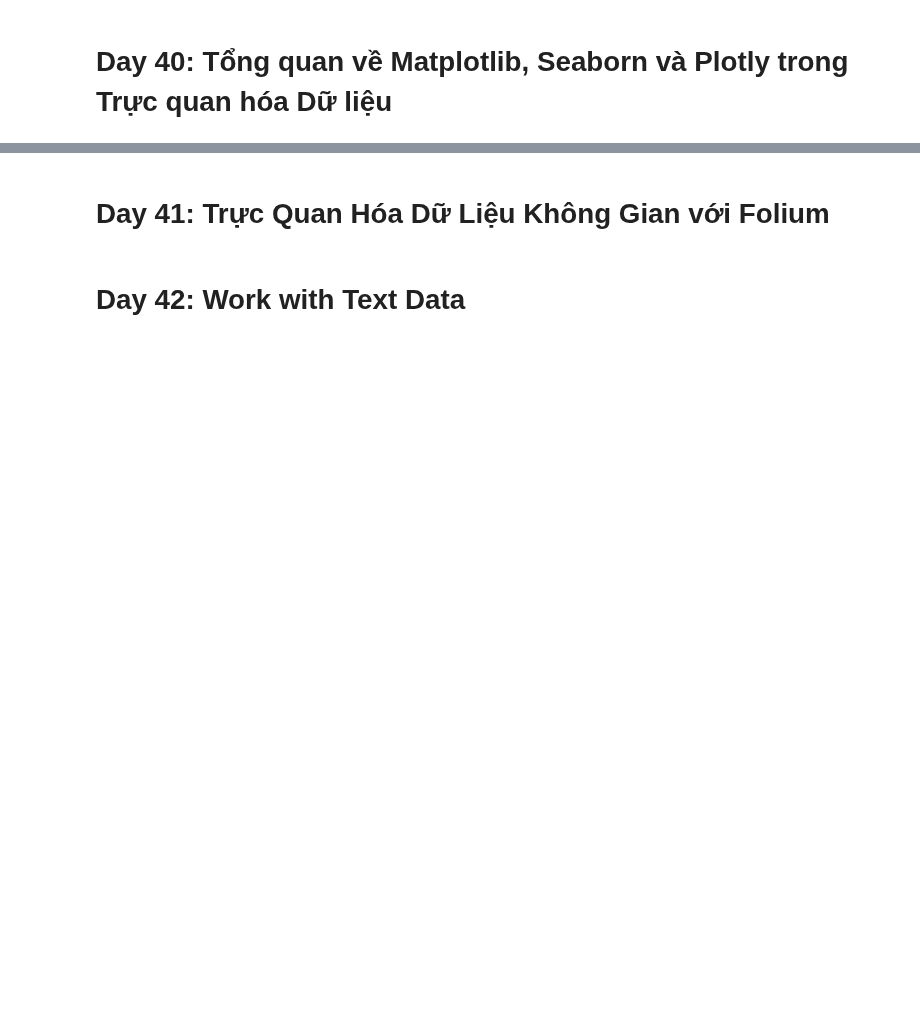
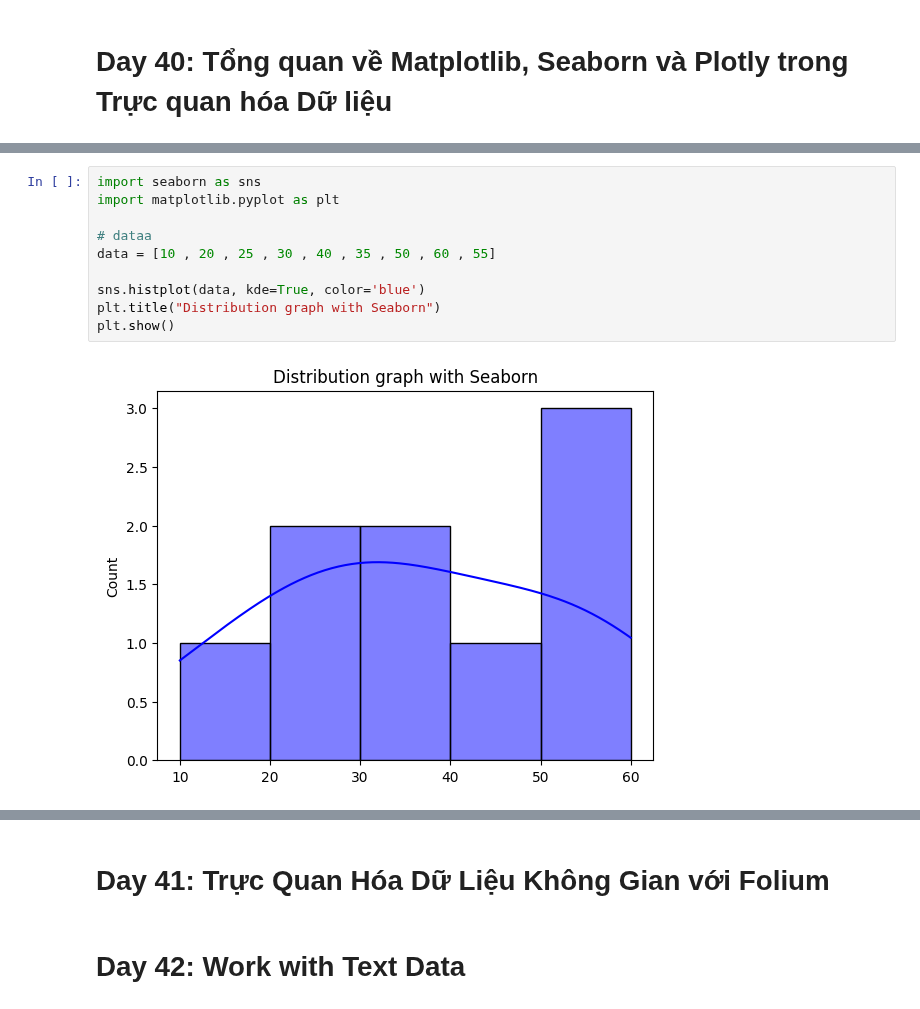
Before and after one commit to mylethidiem/zero-to-hero, a Jupyter notebook: preAIO25/AIOCodeMathDA/Week8.ipynb, the cells around one changed output, grey strips where cells are left out. Cells and saved outputs as stored; diff of their text form; blank space fills up the shorter version.

```diff
--- a/preAIO25/AIOCodeMathDA/Week8.ipynb
+++ b/preAIO25/AIOCodeMathDA/Week8.ipynb
@@ -236,0 +386,12 @@ WorkCloud là một kỹ thuật trực quan hóa văn bản, trong đó kích t
+# %%
+import seaborn as sns
+import matplotlib.pyplot as plt
+
+# dataa
+data = [10 , 20 , 25 , 30 , 40 , 35 , 50 , 60 , 55]
+
+sns.histplot(data, kde=True, color='blue')
+plt.title("Distribution graph with Seaborn")
+plt.show()
+# %% [output]
+[figure, added]
```
Also changed, not shown: parts of 14 cells of this notebook.
